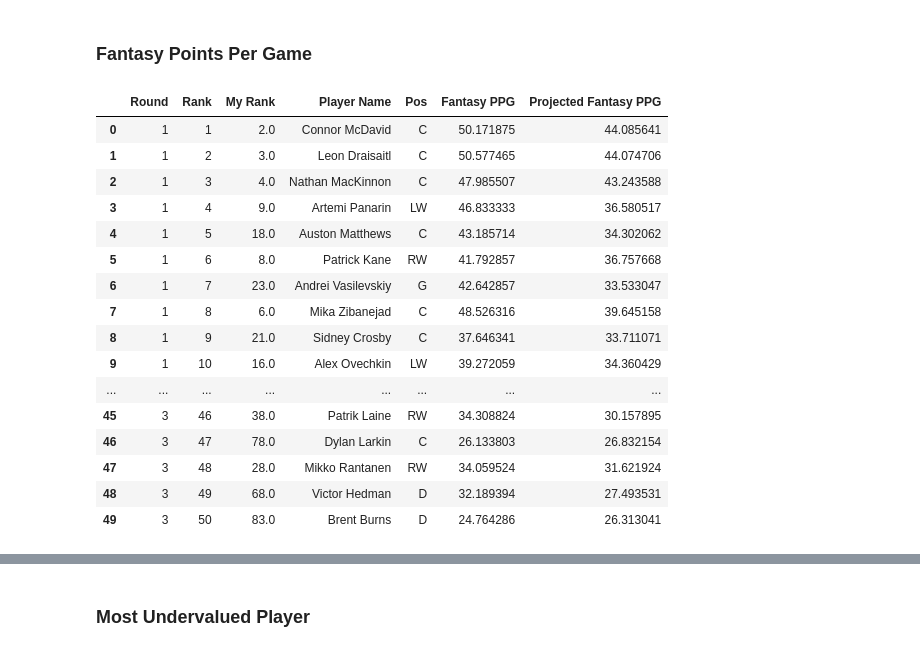
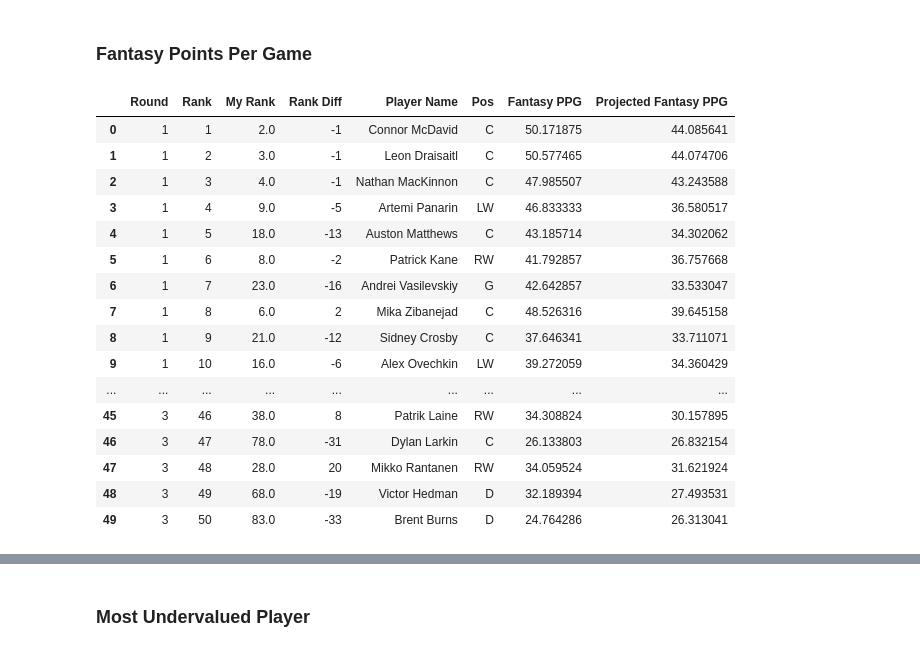
Before and after one commit to kj-kwan/fantasy-hockey-analysis, a Jupyter notebook: Fantasy Hockey Modeling.ipynb, the cells around one changed output, grey strips where cells are left out. Saved outputs shown, nothing was run; the diff lists cells and outputs as text; code cells hidden in the pictures.

Commit message:
revisions to the jupyter notebook regarding a dataframe called early

```diff
--- a/Fantasy Hockey Modeling.ipynb
+++ b/Fantasy Hockey Modeling.ipynb
@@ -1272,25 +1257,26 @@ keeper_yty_pg[['Round','Rank','Player Name','Fantasy PPG','Projected Fantasy PPG
 # %%
 keeper_yty_pg = df_keeper.merge(df_yty_pg, on='Player Name', how='left')
 keeper_yty_pg['My Rank'] = keeper_yty_pg['Projected Fantasy PPG'].rank(ascending=False)
-keeper_yty_pg[['Round','Rank','My Rank','Player Name','Pos','Fantasy PPG','Projected Fantasy PPG']][:50]
+keeper_yty_pg['Rank Diff'] = keeper_yty_pg['Rank']-keeper_yty_pg['My Rank']
+keeper_yty_pg[['Round','Rank','My Rank','Rank Diff','Player Name','Pos','Fantasy PPG','Projected Fantasy PPG']][:50]
 # %% [output]
-|  | Round | Rank | My Rank | Player Name | Pos | Fantasy PPG | Projected Fantasy PPG |
-| 0 | 1 | 1 | 2.0 | Connor McDavid | C | 50.171875 | 44.085641 |
-| 1 | 1 | 2 | 3.0 | Leon Draisaitl | C | 50.577465 | 44.074706 |
-| 2 | 1 | 3 | 4.0 | Nathan MacKinnon | C | 47.985507 | 43.243588 |
-| 3 | 1 | 4 | 9.0 | Artemi Panarin | LW | 46.833333 | 36.580517 |
-| 4 | 1 | 5 | 18.0 | Auston Matthews | C | 43.185714 | 34.302062 |
-| 5 | 1 | 6 | 8.0 | Patrick Kane | RW | 41.792857 | 36.757668 |
-| 6 | 1 | 7 | 23.0 | Andrei Vasilevskiy | G | 42.642857 | 33.533047 |
-| 7 | 1 | 8 | 6.0 | Mika Zibanejad | C | 48.526316 | 39.645158 |
-| 8 | 1 | 9 | 21.0 | Sidney Crosby | C | 37.646341 | 33.711071 |
-| 9 | 1 | 10 | 16.0 | Alex Ovechkin | LW | 39.272059 | 34.360429 |
-| ... | ... | ... | ... | ... | ... | ... | ... |
-| 45 | 3 | 46 | 38.0 | Patrik Laine | RW | 34.308824 | 30.157895 |
-| 46 | 3 | 47 | 78.0 | Dylan Larkin | C | 26.133803 | 26.832154 |
-| 47 | 3 | 48 | 28.0 | Mikko Rantanen | RW | 34.059524 | 31.621924 |
-| 48 | 3 | 49 | 68.0 | Victor Hedman | D | 32.189394 | 27.493531 |
-| 49 | 3 | 50 | 83.0 | Brent Burns | D | 24.764286 | 26.313041 |
+|  | Round | Rank | My Rank | Rank Diff | Player Name | Pos | Fantasy PPG | Projected Fantasy PPG |
+| 0 | 1 | 1 | 2.0 | -1 | Connor McDavid | C | 50.171875 | 44.085641 |
+| 1 | 1 | 2 | 3.0 | -1 | Leon Draisaitl | C | 50.577465 | 44.074706 |
+| 2 | 1 | 3 | 4.0 | -1 | Nathan MacKinnon | C | 47.985507 | 43.243588 |
+| 3 | 1 | 4 | 9.0 | -5 | Artemi Panarin | LW | 46.833333 | 36.580517 |
+| 4 | 1 | 5 | 18.0 | -13 | Auston Matthews | C | 43.185714 | 34.302062 |
+| 5 | 1 | 6 | 8.0 | -2 | Patrick Kane | RW | 41.792857 | 36.757668 |
+| 6 | 1 | 7 | 23.0 | -16 | Andrei Vasilevskiy | G | 42.642857 | 33.533047 |
+| 7 | 1 | 8 | 6.0 | 2 | Mika Zibanejad | C | 48.526316 | 39.645158 |
+| 8 | 1 | 9 | 21.0 | -12 | Sidney Crosby | C | 37.646341 | 33.711071 |
+| 9 | 1 | 10 | 16.0 | -6 | Alex Ovechkin | LW | 39.272059 | 34.360429 |
+| ... | ... | ... | ... | ... | ... | ... | ... | ... |
+| 45 | 3 | 46 | 38.0 | 8 | Patrik Laine | RW | 34.308824 | 30.157895 |
+| 46 | 3 | 47 | 78.0 | -31 | Dylan Larkin | C | 26.133803 | 26.832154 |
+| 47 | 3 | 48 | 28.0 | 20 | Mikko Rantanen | RW | 34.059524 | 31.621924 |
+| 48 | 3 | 49 | 68.0 | -19 | Victor Hedman | D | 32.189394 | 27.493531 |
+| 49 | 3 | 50 | 83.0 | -33 | Brent Burns | D | 24.764286 | 26.313041 |
 # %%
 keeper_yty_pg[['Round','Rank','My Rank','Rank Diff','Player Name','Pos','Fantasy PPG','Projected Fantasy PPG']].sort_values(by='My Rank',ascending=True)[:50]
 # %% [output]
```
Also changed, not shown: parts of 5 cells of this notebook.
